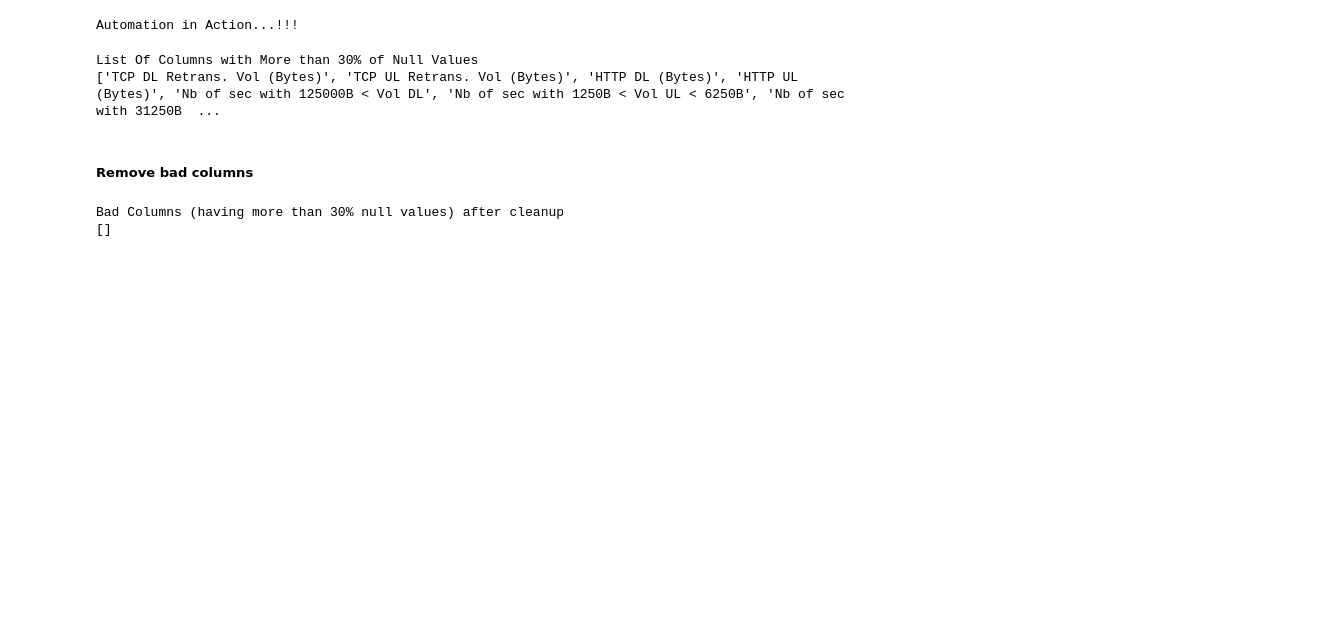
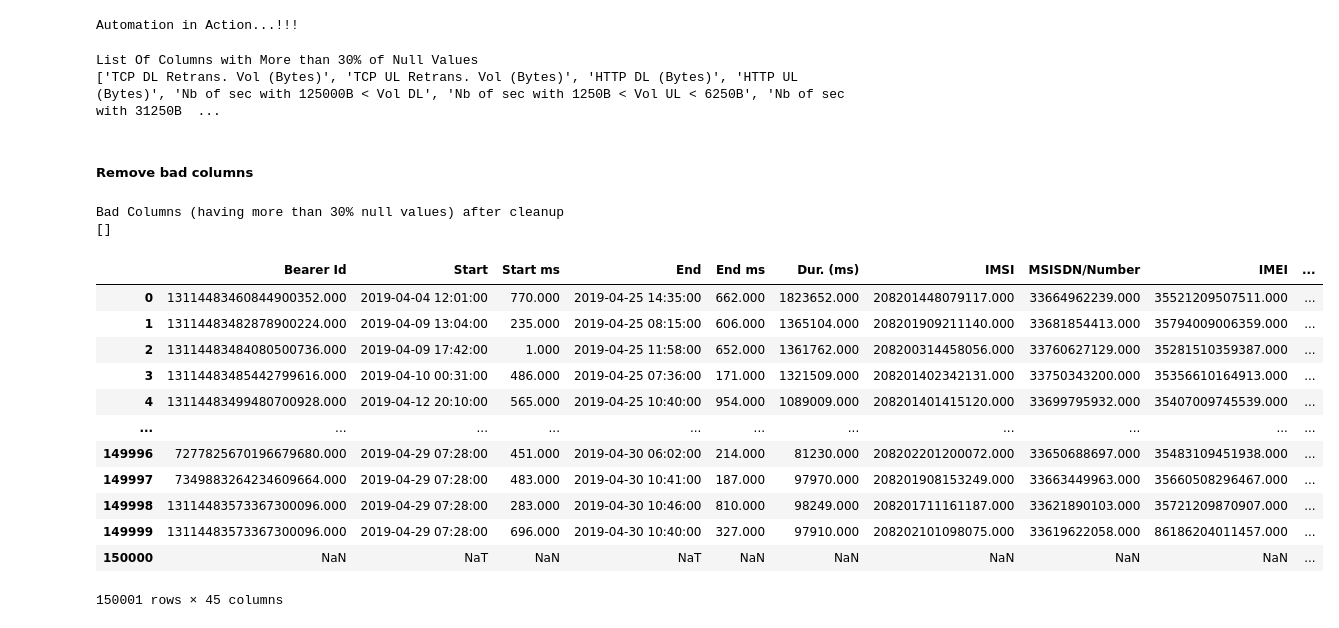
Before and after one commit to bkget/Telecom-Data-Analysis, a Jupyter notebook: notebooks/EDA_and_cleaning.ipynb, the cells around one changed output. Cells and saved outputs as stored; diff of their text form; code cells hidden in the pictures; blank space fills up the shorter version.

```diff
--- a/notebooks/EDA_and_cleaning.ipynb
+++ b/notebooks/EDA_and_cleaning.ipynb
@@ -163,3 +163,20 @@ print(bad_columns)
 # %% [output]
 Bad Columns (having more than 30% null values) after cleanup
 []
+# %%
+# Convert 'start' and 'end' to datetime
+clean_df = clean_data.convert_to_datetime(clean_data.df)
+# %% [output]
+|  | Bearer Id | Start | Start ms | End | End ms | Dur. (ms) | IMSI | MSISDN/Number | IMEI | ... |
+| 0 | 13114483460844900352.000 | 2019-04-04 12:01:00 | 770.000 | 2019-04-25 14:35:00 | 662.000 | 1823652.000 | 208201448079117.000 | 33664962239.000 | 35521209507511.000 | ... |
+| 1 | 13114483482878900224.000 | 2019-04-09 13:04:00 | 235.000 | 2019-04-25 08:15:00 | 606.000 | 1365104.000 | 208201909211140.000 | 33681854413.000 | 35794009006359.000 | ... |
+| 2 | 13114483484080500736.000 | 2019-04-09 17:42:00 | 1.000 | 2019-04-25 11:58:00 | 652.000 | 1361762.000 | 208200314458056.000 | 33760627129.000 | 35281510359387.000 | ... |
+| 3 | 13114483485442799616.000 | 2019-04-10 00:31:00 | 486.000 | 2019-04-25 07:36:00 | 171.000 | 1321509.000 | 208201402342131.000 | 33750343200.000 | 35356610164913.000 | ... |
+| 4 | 13114483499480700928.000 | 2019-04-12 20:10:00 | 565.000 | 2019-04-25 10:40:00 | 954.000 | 1089009.000 | 208201401415120.000 | 33699795932.000 | 35407009745539.000 | ... |
+| ... | ... | ... | ... | ... | ... | ... | ... | ... | ... | ... |
+| 149996 | 7277825670196679680.000 | 2019-04-29 07:28:00 | 451.000 | 2019-04-30 06:02:00 | 214.000 | 81230.000 | 208202201200072.000 | 33650688697.000 | 35483109451938.000 | ... |
+| 149997 | 7349883264234609664.000 | 2019-04-29 07:28:00 | 483.000 | 2019-04-30 10:41:00 | 187.000 | 97970.000 | 208201908153249.000 | 33663449963.000 | 35660508296467.000 | ... |
+| 149998 | 13114483573367300096.000 | 2019-04-29 07:28:00 | 283.000 | 2019-04-30 10:46:00 | 810.000 | 98249.000 | 208201711161187.000 | 33621890103.000 | 35721209870907.000 | ... |
+| 149999 | 13114483573367300096.000 | 2019-04-29 07:28:00 | 696.000 | 2019-04-30 10:40:00 | 327.000 | 97910.000 | 208202101098075.000 | 33619622058.000 | 86186204011457.000 | ... |
+| 150000 | NaN | NaT | NaN | NaT | NaN | NaN | NaN | NaN | NaN | ... |
+150001 rows × 45 columns
```
Also changed, not shown: parts of 1 cell of this notebook, 1 other file.
